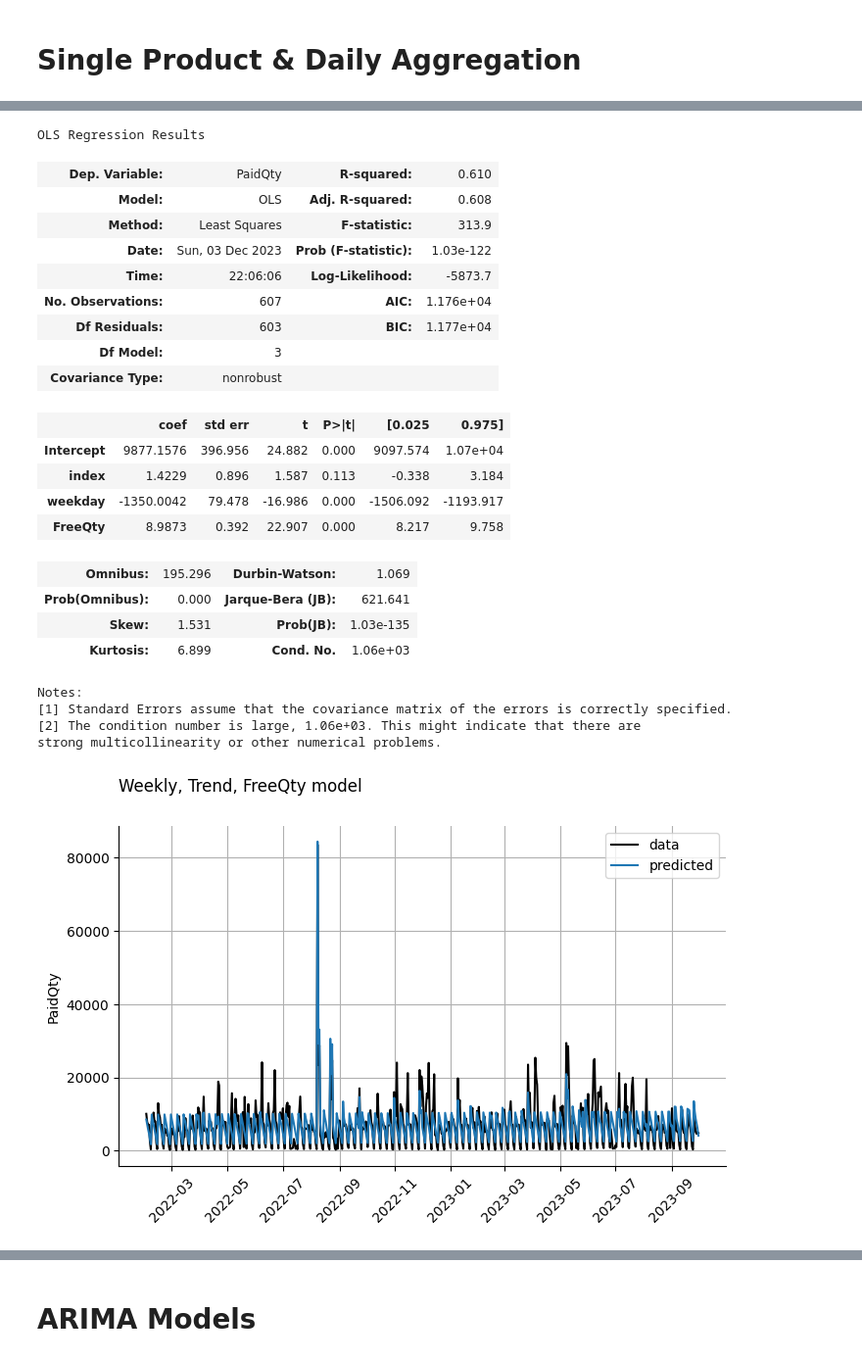
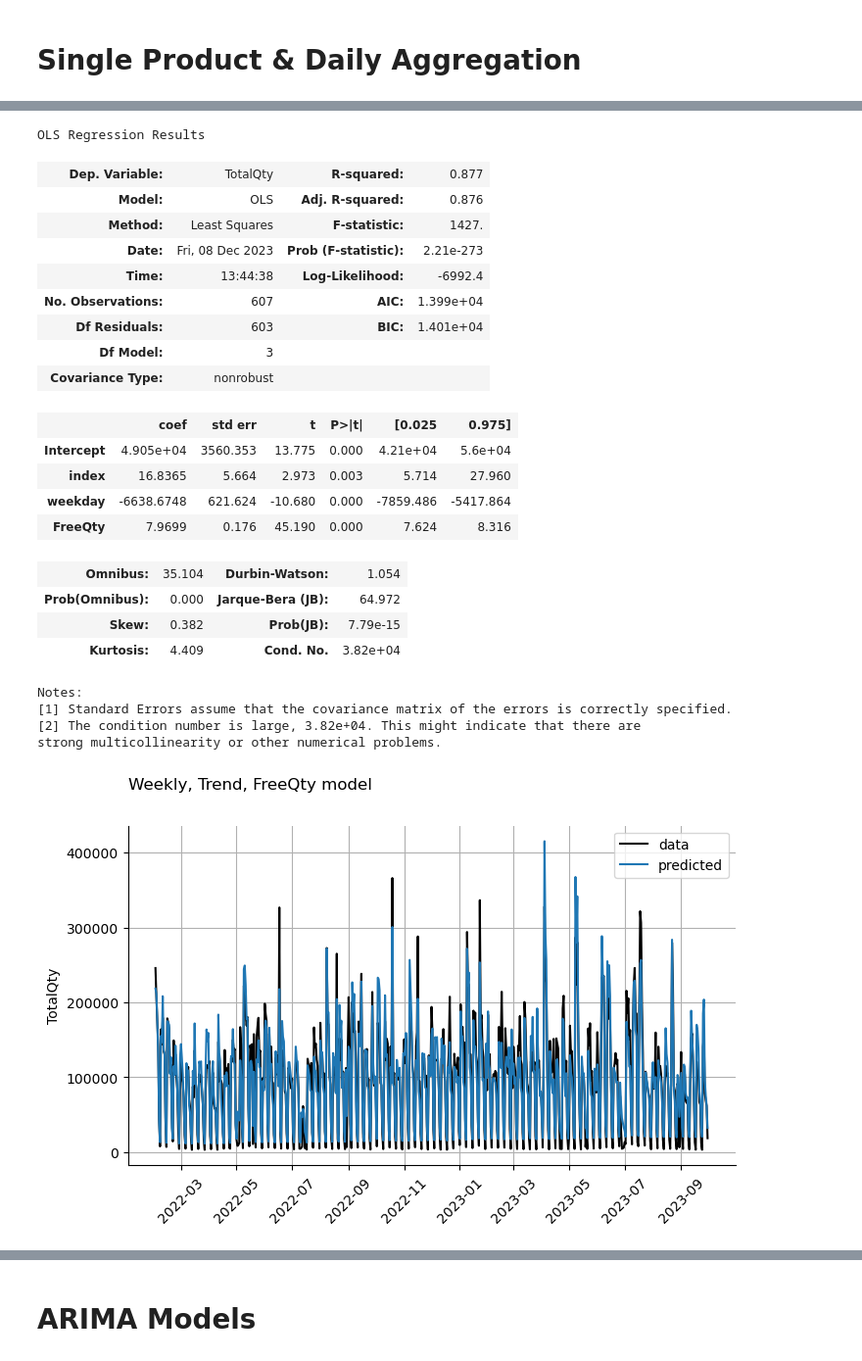
Before and after one commit to ayigitdogan/PharmaProject, a Jupyter notebook: ts_analysis.ipynb, the cells around one changed output, grey strips where cells are left out. Shown at 98% size. Saved outputs shown, nothing was run; the diff lists cells and outputs as text; code cells hidden in the pictures.

```diff
--- a/ts_analysis.ipynb
+++ b/ts_analysis.ipynb
@@ -44,0 +25,3 @@ memory usage: 1.2+ GB
+# %%
+df["TotalQty"] = df["PaidQty"] + df["FreeQty"]
+df.info()
@@ -127,7 +125,7 @@ Notes:
 # %% [markdown]
 # Single Product & Daily Aggregation
 # %%
-prod_29 = df[df["ProductId"]==29]
-prod_29 = prod_29.groupby([prod_29['Date'].dt.date])[["PaidQty", "FreeQty"]].sum()
+prod_29 = df
+prod_29 = prod_29.groupby([prod_29['Date'].dt.date])[["TotalQty", "FreeQty"]].sum()
 prod_29
 # %% [output]
@@ -227,40 +227,40 @@ d.head(7)
 # %%
-fit = smf.ols('PaidQty ~ index + weekday + FreeQty', d).fit()
+fit = smf.ols('TotalQty ~ index + weekday + FreeQty', d).fit()
 fit.summary()
 # %% [output]
 OLS Regression Results
-| Dep. Variable: | PaidQty | R-squared: | 0.610 |
-| Model: | OLS | Adj. R-squared: | 0.608 |
-| Method: | Least Squares | F-statistic: | 313.9 |
-| Date: | Sun, 03 Dec 2023 | Prob (F-statistic): | 1.03e-122 |
-| Time: | 22:06:06 | Log-Likelihood: | -5873.7 |
-| No. Observations: | 607 | AIC: | 1.176e+04 |
-| Df Residuals: | 603 | BIC: | 1.177e+04 |
+| Dep. Variable: | TotalQty | R-squared: | 0.877 |
+| Model: | OLS | Adj. R-squared: | 0.876 |
+| Method: | Least Squares | F-statistic: | 1427. |
+| Date: | Fri, 08 Dec 2023 | Prob (F-statistic): | 2.21e-273 |
+| Time: | 13:44:38 | Log-Likelihood: | -6992.4 |
+| No. Observations: | 607 | AIC: | 1.399e+04 |
+| Df Residuals: | 603 | BIC: | 1.401e+04 |
 | Df Model: | 3 |  |  |
 | Covariance Type: | nonrobust |  |  |
 |  | coef | std err | t | P>|t| | [0.025 | 0.975] |
-| Intercept | 9877.1576 | 396.956 | 24.882 | 0.000 | 9097.574 | 1.07e+04 |
-| index | 1.4229 | 0.896 | 1.587 | 0.113 | -0.338 | 3.184 |
-| weekday | -1350.0042 | 79.478 | -16.986 | 0.000 | -1506.092 | -1193.917 |
-| FreeQty | 8.9873 | 0.392 | 22.907 | 0.000 | 8.217 | 9.758 |
+| Intercept | 4.905e+04 | 3560.353 | 13.775 | 0.000 | 4.21e+04 | 5.6e+04 |
+| index | 16.8365 | 5.664 | 2.973 | 0.003 | 5.714 | 27.960 |
+| weekday | -6638.6748 | 621.624 | -10.680 | 0.000 | -7859.486 | -5417.864 |
+| FreeQty | 7.9699 | 0.176 | 45.190 | 0.000 | 7.624 | 8.316 |
-| Omnibus: | 195.296 | Durbin-Watson: | 1.069 |
-| Prob(Omnibus): | 0.000 | Jarque-Bera (JB): | 621.641 |
-| Skew: | 1.531 | Prob(JB): | 1.03e-135 |
-| Kurtosis: | 6.899 | Cond. No. | 1.06e+03 |
+| Omnibus: | 35.104 | Durbin-Watson: | 1.054 |
+| Prob(Omnibus): | 0.000 | Jarque-Bera (JB): | 64.972 |
+| Skew: | 0.382 | Prob(JB): | 7.79e-15 |
+| Kurtosis: | 4.409 | Cond. No. | 3.82e+04 |
 Notes:
 [1] Standard Errors assume that the covariance matrix of the errors is correctly specified.
-[2] The condition number is large, 1.06e+03. This might indicate that there are
+[2] The condition number is large, 3.82e+04. This might indicate that there are
 strong multicollinearity or other numerical problems.
 # %%
 ypred = pd.Series(fit.predict(), index=d.index)
 fig, ax = plt.subplots()
-ax.plot(d.PaidQty, color='k', label='data')
+ax.plot(d.TotalQty, color='k', label='data')
 ax.plot(ypred, label='predicted')
 ax.legend()
-ax.set(ylabel='PaidQty')
+ax.set(ylabel='TotalQty')
 suptitle('Weekly, Trend, FreeQty model')
 plt.xticks(rotation=45)
 ax.grid()
 # %% [output]
-[figure, old version]
+[figure, new version]
 # %%
```
Also changed, not shown: parts of 27 cells of this notebook.
